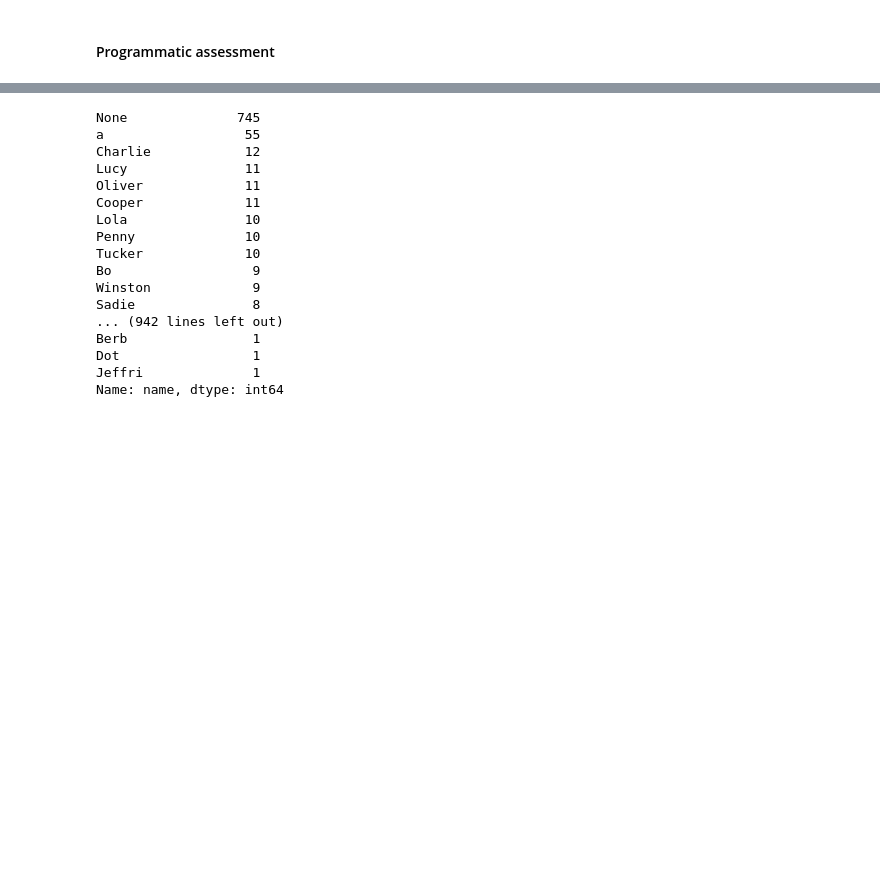
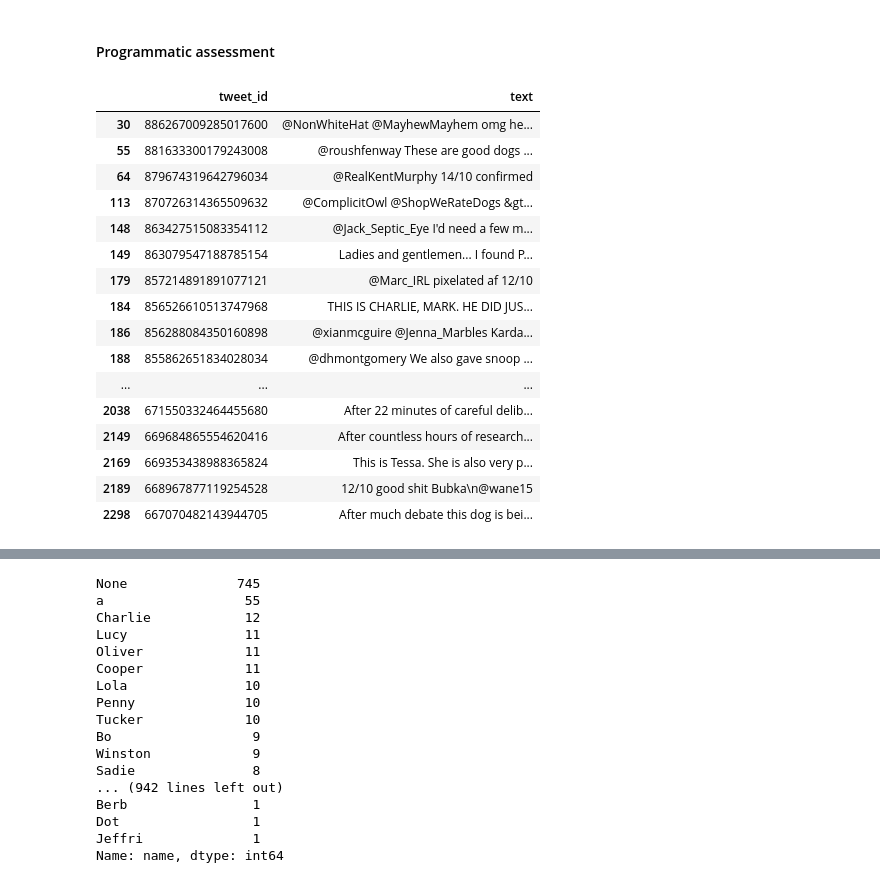
Before and after one commit to floreencia/we-rate-dogs-data-analysis, a Jupyter notebook: wrangle_act.ipynb, the cells around one changed output, grey strips where cells are left out. Saved outputs shown, nothing was run; the diff lists cells and outputs as text; code cells hidden in the pictures; blank space fills up the shorter version.

Commit message:
Assess: replies

```diff
--- a/wrangle_act.ipynb
+++ b/wrangle_act.ipynb
@@ -202,6 +202,27 @@ for retweet in retweets:
         retweets_reduced = np.delete(retweets_reduced, index)
 print(len(twitter_dogs_archive[twitter_dogs_archive.retweeted_status_id.notna()]) - len(retweets_reduced), "entries out of the retweets are contained in the twitter archive.\n")
 # %%
-# show all replies
+# Show all replies to assess if they are relevant for our research
 replies = twitter_dogs_archive[twitter_dogs_archive.in_reply_to_status_id.notna()]['tweet_id'].values.astype(np.int64)
-twitter_dogs_archive[twitter_dogs_archive.in_reply_to_status_id.notna()]
+twitter_dogs_archive[twitter_dogs_archive.in_reply_to_status_id.notna()][['tweet_id','text']]
+
+valid_replies = [863079547188785154, 856526610513747968, 847617282490613760, 802265048156610565, 786051337297522688,
+                 766714921925144576, 704871453724954624,675870721063669760, 675707330206547968, 669353438988365824]
+# %% [output]
+|  | tweet_id | text |
+| 30 | 886267009285017600 | @NonWhiteHat @MayhewMayhem omg he... |
+| 55 | 881633300179243008 | @roushfenway These are good dogs ... |
+| 64 | 879674319642796034 | @RealKentMurphy 14/10 confirmed |
+| 113 | 870726314365509632 | @ComplicitOwl @ShopWeRateDogs &gt... |
+| 148 | 863427515083354112 | @Jack_Septic_Eye I'd need a few m... |
+| 149 | 863079547188785154 | Ladies and gentlemen... I found P... |
+| 179 | 857214891891077121 | @Marc_IRL pixelated af 12/10 |
+| 184 | 856526610513747968 | THIS IS CHARLIE, MARK. HE DID JUS... |
+| 186 | 856288084350160898 | @xianmcguire @Jenna_Marbles Karda... |
+| 188 | 855862651834028034 | @dhmontgomery We also gave snoop ... |
+| ... | ... | ... |
+| 2038 | 671550332464455680 | After 22 minutes of careful delib... |
+| 2149 | 669684865554620416 | After countless hours of research... |
+| 2169 | 669353438988365824 | This is Tessa. She is also very p... |
+| 2189 | 668967877119254528 | 12/10 good shit Bubka\n@wane15 |
+| 2298 | 667070482143944705 | After much debate this dog is bei... |
```
Also changed, not shown: parts of 2 cells of this notebook.
